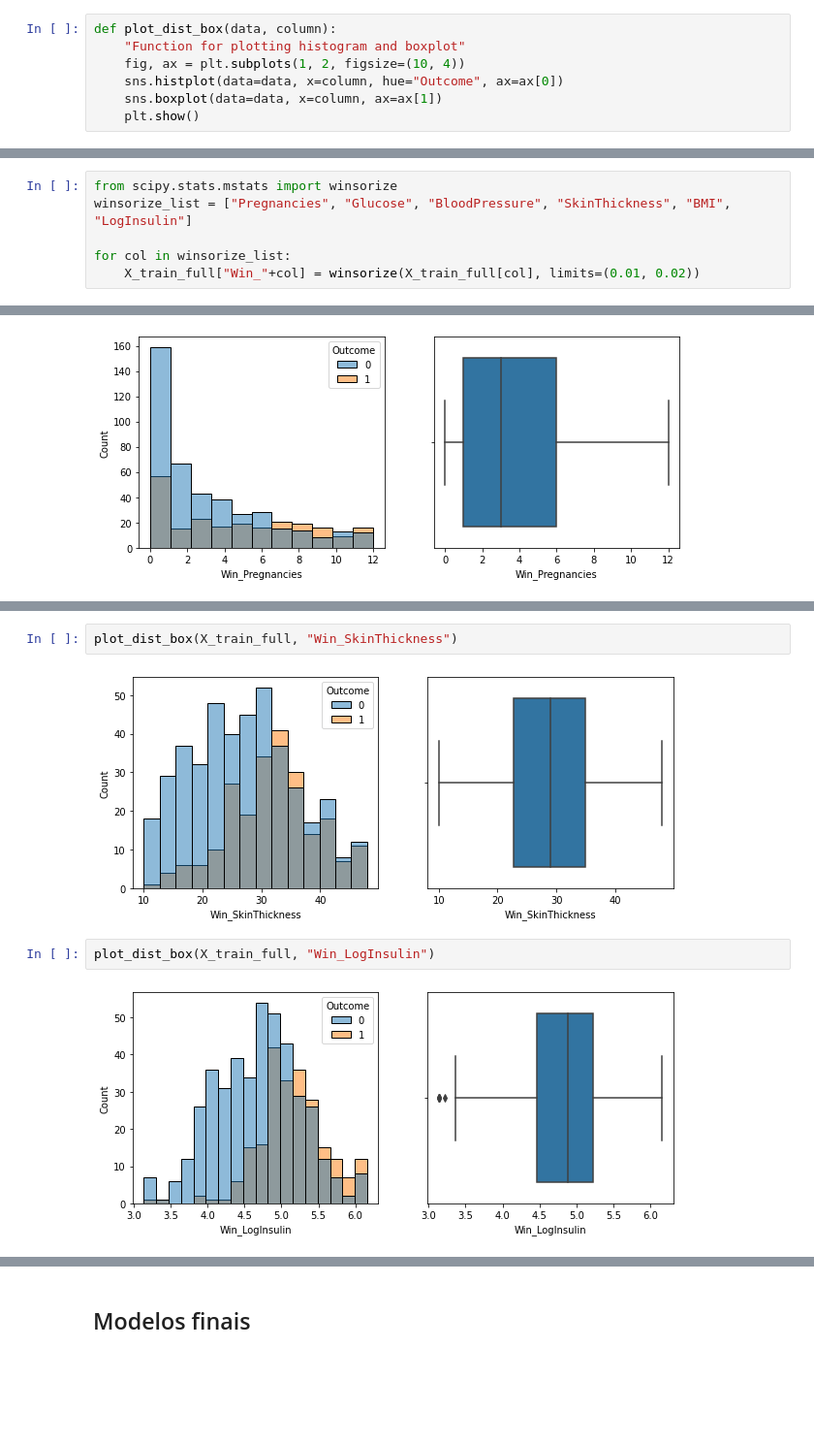
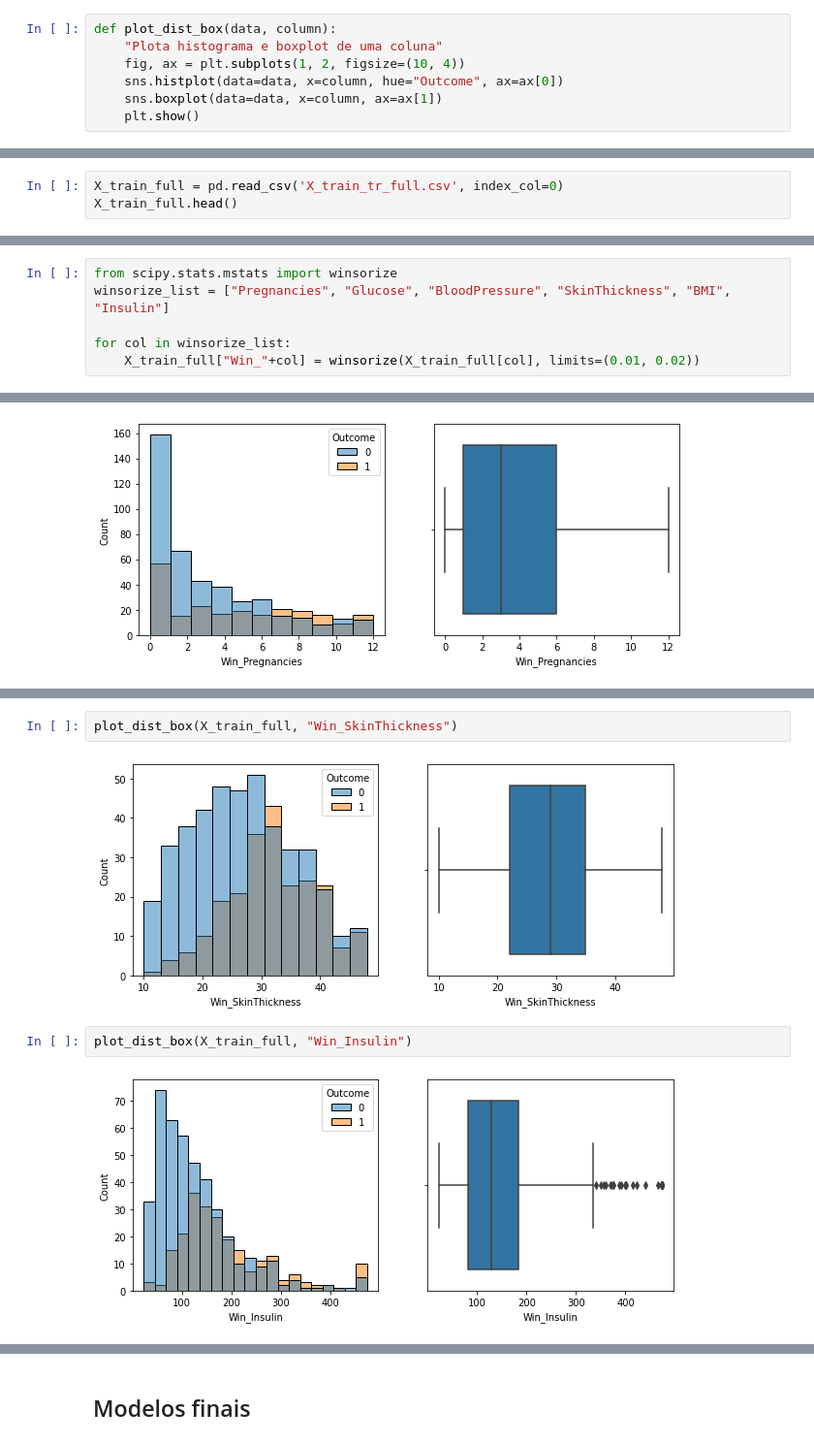
Before and after one commit to franklinzppa/diabetes-classification, a Jupyter notebook: diabetes-clf.ipynb, the cells around one changed output, grey strips where cells are left out. Shown at 97% size. Cells and saved outputs as stored; diff of their text form; blank space fills up the shorter version.

```diff
--- a/diabetes-clf.ipynb
+++ b/diabetes-clf.ipynb
@@ -341,6 +380,6 @@ X_train_tr_full = X_train_tr.join(y_train.to_frame())
 # %%
 def plot_dist_box(data, column):
-    "Function for plotting histogram and boxplot"
+    "Plota histograma e boxplot de uma coluna"
     fig, ax = plt.subplots(1, 2, figsize=(10, 4))
     sns.histplot(data=data, x=column, hue="Outcome", ax=ax[0])
     sns.boxplot(data=data, x=column, ax=ax[1])
@@ -551,0 +564,3 @@ X_train_full.head()
+# %%
+X_train_full = pd.read_csv('X_train_tr_full.csv', index_col=0)
+X_train_full.head()
@@ -552,6 +576,6 @@ X_train_full.head()
 # %%
 from scipy.stats.mstats import winsorize
-winsorize_list = ["Pregnancies", "Glucose", "BloodPressure", "SkinThickness", "BMI", "LogInsulin"]
+winsorize_list = ["Pregnancies", "Glucose", "BloodPressure", "SkinThickness", "BMI", "Insulin"]
 
 for col in winsorize_list:
     X_train_full["Win_"+col] = winsorize(X_train_full[col], limits=(0.01, 0.02))
@@ -593,11 +602,11 @@ plot_dist_box(X_train_full, "Win_BMI")
 # %%
 plot_dist_box(X_train_full, "Win_SkinThickness")
 # %% [output]
-[figure, old version]
+[figure, new version]
 # %%
-plot_dist_box(X_train_full, "Win_LogInsulin")
+plot_dist_box(X_train_full, "Win_Insulin")
 # %% [output]
-[figure, old version]
+[figure, new version]
 # %%
 winsorize_list.append("Outcome")
 X_train_tr = X_train_full.drop(winsorize_list, axis=1)
```
Also changed, not shown: parts of 75 cells of this notebook, 1 other file.
